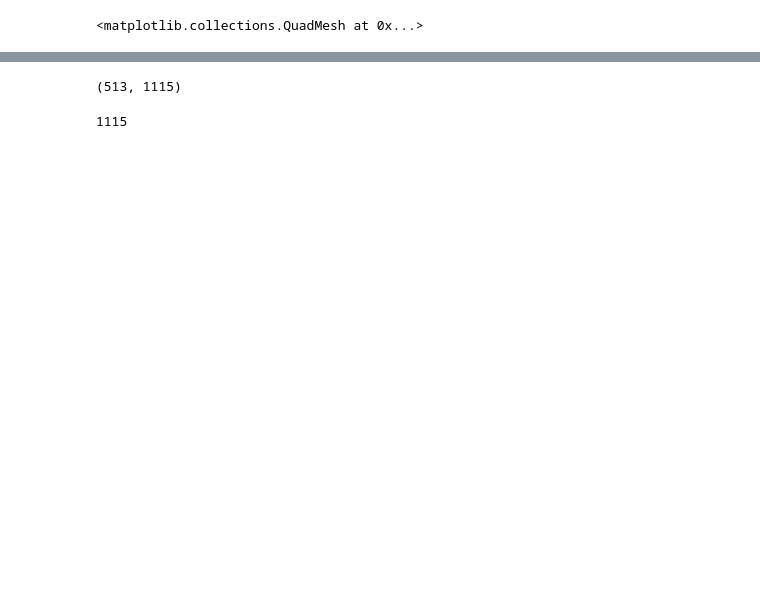
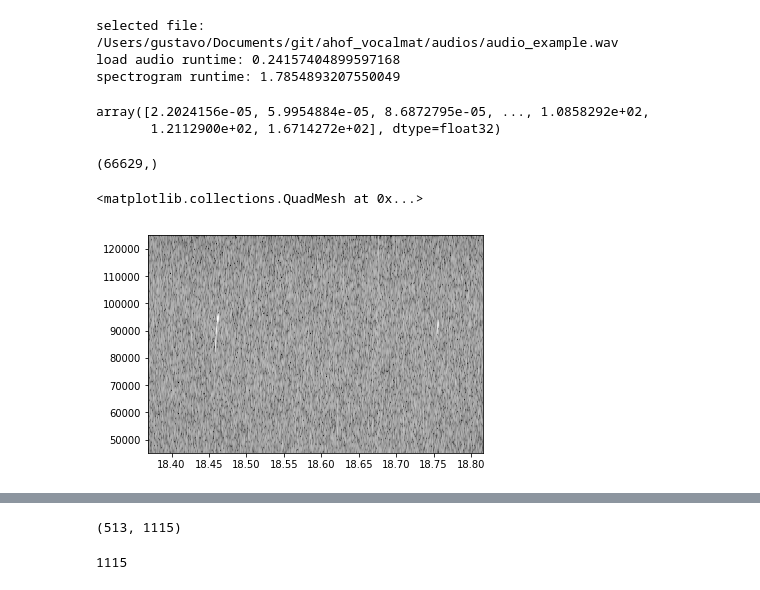
Before and after one commit to gumadeiras/vocalpy, a Jupyter notebook: identifier debug.ipynb, the cells around one changed output, grey strips where cells are left out. Saved outputs shown, nothing was run; the diff lists cells and outputs as text; code cells hidden in the pictures; blank space fills up the shorter version.

```diff
--- a/identifier debug.ipynb
+++ b/identifier debug.ipynb
@@ -148,3 +157,50 @@ spectrogram runtime: 0.016170024871826172
+# %%
+file_path = '/Users/gustavo/Documents/git/ahof_vocalmat/audios/audio_example.wav'
+print("selected file: {}".format(file_path))
+
+timeA = time()
+sample_rate, samples = wavfile.read(file_path)
+#samples = samples / np.iinfo(np.int16).max
+timeB = time()
+print("load audio runtime: {}".format(timeB - timeA))
+
+fs       = sample_rate
+window   = signal.get_window('hamming', 256)
+nperseg  = 256
+noverlap = None
+nfft     = 1024
+
+timeA = time()
+f, t, Sxx = signal.spectrogram(samples[ceil(0.3*sample_rate):60*sample_rate], fs=fs,
+                                                          window=window,
+                                                          nperseg=nperseg,
+                                                          noverlap=noverlap,
+                                                          nfft=nfft,
+                                                          detrend='constant',
+                                                          return_onesided=True,
+                                                          scaling='density',
+                                                          axis=-1,
+                                                          mode='psd')
+
+timeB = time()
+print("spectrogram runtime: {}".format(timeB - timeA))
+
+Pxx = 10*np.log10(Sxx)
+# Pxx = np.flipud(Pxx)
+Pxx = Pxx[(f>45000)]
+f = f[(f>45000)]
+# %% [output]
+selected file: /Users/gustavo/Documents/git/ahof_vocalmat/audios/audio_example.wav
+load audio runtime: 0.24157404899597168
+spectrogram runtime: 1.7854893207550049
+# %%
+np.unique(Pxx[:,20200:20700])
+B = np.abs(Pxx)/np.max(np.abs(Pxx))
+B = exposure.rescale_intensity(B, in_range='image', out_range=(np.uint8))
+np.unique(B[:,20200:20700])
+# %% [output]
+array([2.2024156e-05, 5.9954884e-05, 8.6872795e-05, ..., 1.0858292e+02,
+       1.2112900e+02, 1.6714272e+02], dtype=float32)
 # %%
 B = Pxx
 #-- normalize data
@@ -185,7 +241,12 @@ opening13   = cv2.dilate(opening12, kernel_line, iterations=1)
+# %%
+t.shape
+# %% [output]
+(66629,)
 # %%
 fig = plt.figure()
-plt.pcolormesh(t[0:-320], f, Pxx[:,0:-320], cmap='gray')
+plt.pcolormesh(t[20500:21000], f, Pxx[:,20500:21000], cmap='gray')
 # %% [output]
 <matplotlib.collections.QuadMesh at 0x...>
+[figure, added]
 # %%
 fig = plt.figure()
```
Also changed, not shown: parts of 30 cells of this notebook, 5 other files.
